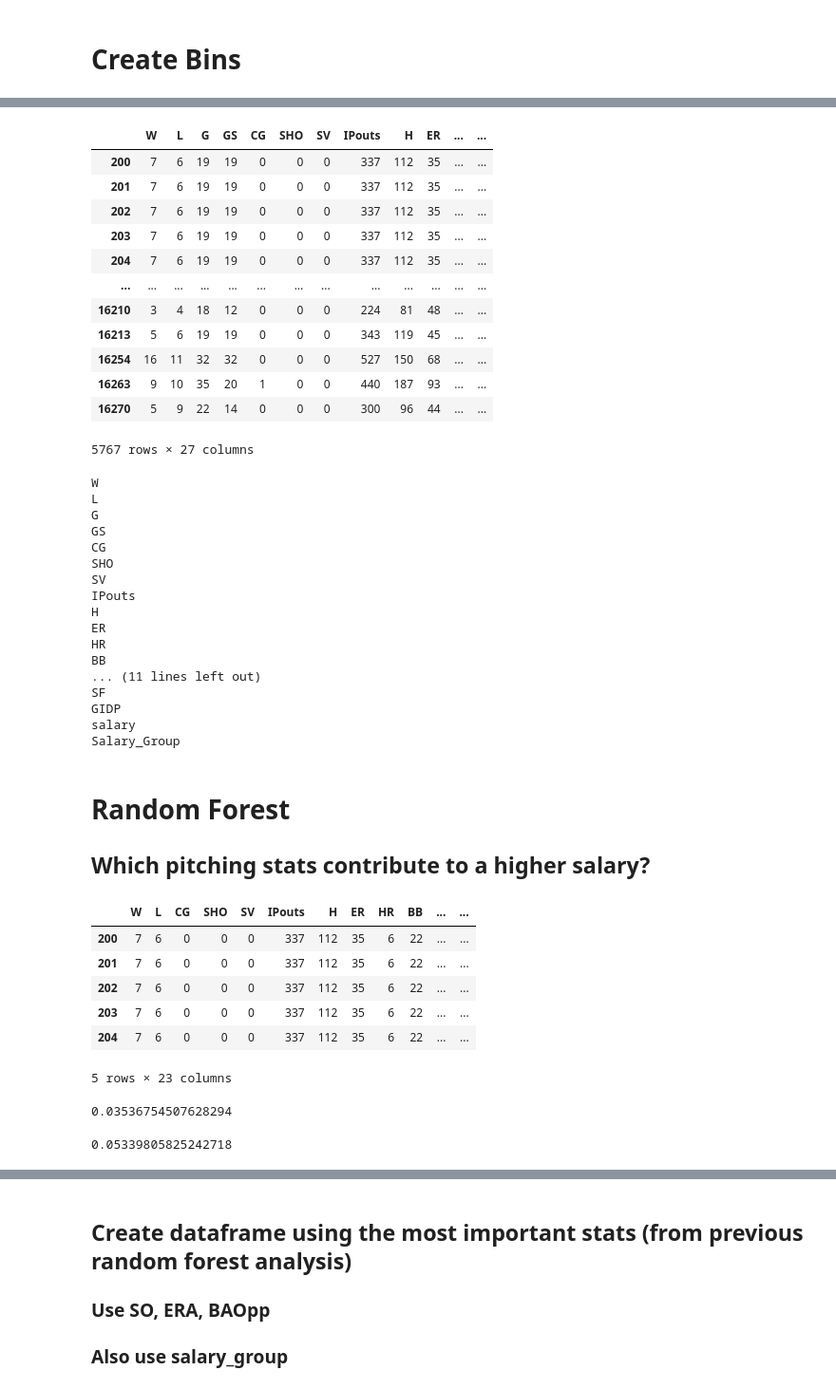
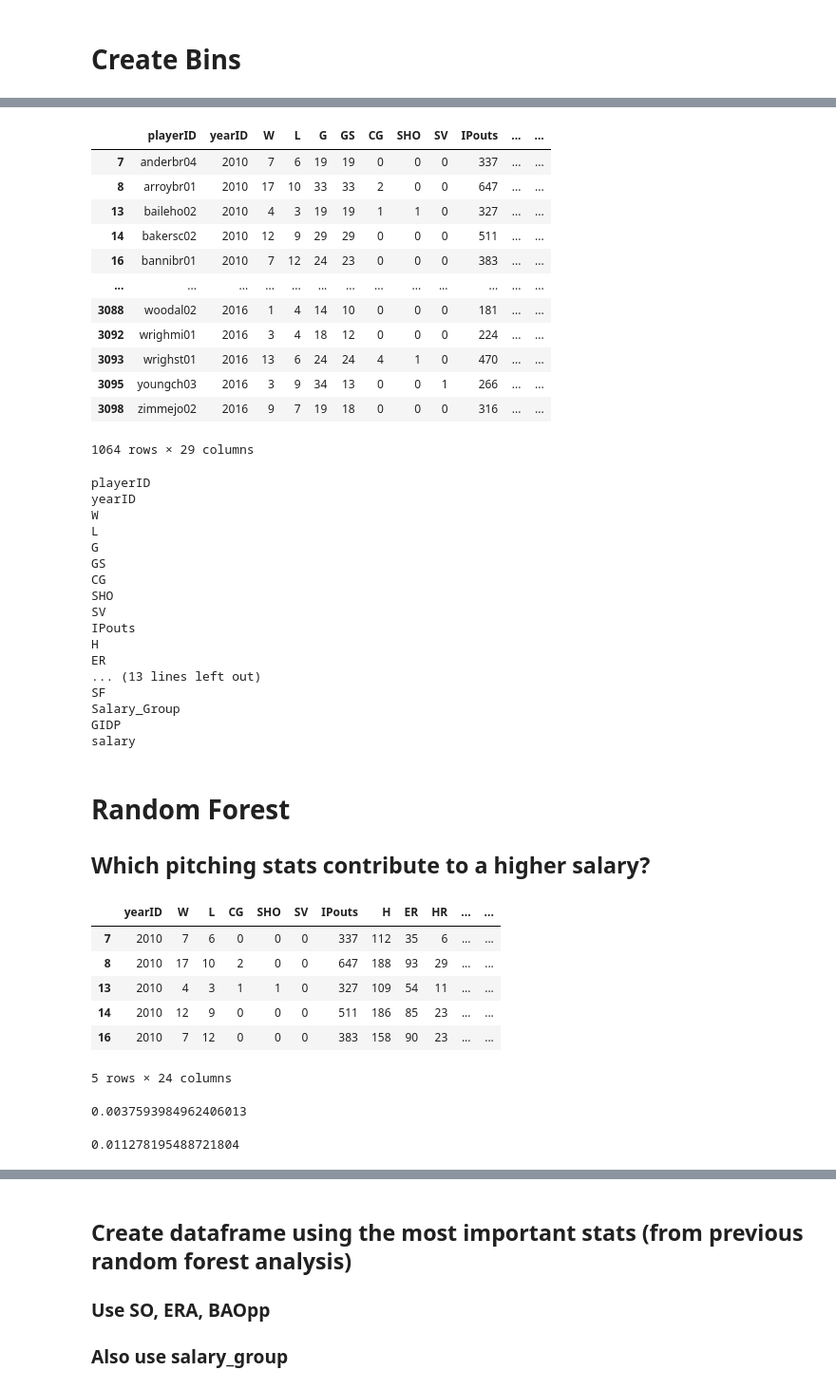
Before and after one commit to moormeierz/final-project, a Jupyter notebook: pitchers.ipynb, the cells around one changed output, grey strips where cells are left out. Shown at 95% size. Cells and saved outputs as stored; diff of their text form; code cells hidden in the pictures.

```diff
--- a/pitchers.ipynb
+++ b/pitchers.ipynb
@@ -75,6 +75,6 @@ salary_2016
 # %%
 # merge pitcher and salary datasets
 
-merge_df = pd.merge(pitcher_2016, salary_2016, on="playerID", how="inner")
+merge_df = pd.merge(pitcher_2016, salary_2016, on=["playerID","yearID"], how="inner")
 merge_df
 # %% [output]
@@ -94,7 +94,7 @@ merge_df
 # %%
 # drop unwanted columns
 
-na_df = merge_df.drop(['playerID','yearID_x','stint','teamID_x','lgID_x','yearID_y','teamID_y','lgID_y'], axis = 1)
+na_df = merge_df.drop(['stint','teamID_x','lgID_x','teamID_y','lgID_y'], axis = 1)
 
 na_df
 # %% [output]
@@ -201,7 +202,7 @@ new_df
 # %%
 #new_df.to_csv('data/salary_data.csv')
 # %%
-salary_bins = pd.cut(df.salary,bins=[0,593750,4250000,10000000,33000000],labels=['Low','Medium','High','Highest'])
+salary_bins = pd.cut(df.salary,bins=[0,519537,3547500,9159375,33000000],labels=['Low','Medium','High','Highest'])
 
 salary_bins
 # %% [output]
@@ -223,25 +224,27 @@ games_over_ten.insert(26,'Salary_Group',salary_bins)
 # %%
 games_over_ten
 # %% [output]
-|  | W | L | G | GS | CG | SHO | SV | IPouts | H | ER | ... | ... |
-| 200 | 7 | 6 | 19 | 19 | 0 | 0 | 0 | 337 | 112 | 35 | ... | ... |
-| 201 | 7 | 6 | 19 | 19 | 0 | 0 | 0 | 337 | 112 | 35 | ... | ... |
-| 202 | 7 | 6 | 19 | 19 | 0 | 0 | 0 | 337 | 112 | 35 | ... | ... |
-| 203 | 7 | 6 | 19 | 19 | 0 | 0 | 0 | 337 | 112 | 35 | ... | ... |
-| 204 | 7 | 6 | 19 | 19 | 0 | 0 | 0 | 337 | 112 | 35 | ... | ... |
+|  | playerID | yearID | W | L | G | GS | CG | SHO | SV | IPouts | ... | ... |
+| 7 | anderbr04 | 2010 | 7 | 6 | 19 | 19 | 0 | 0 | 0 | 337 | ... | ... |
+| 8 | arroybr01 | 2010 | 17 | 10 | 33 | 33 | 2 | 0 | 0 | 647 | ... | ... |
+| 13 | baileho02 | 2010 | 4 | 3 | 19 | 19 | 1 | 1 | 0 | 327 | ... | ... |
+| 14 | bakersc02 | 2010 | 12 | 9 | 29 | 29 | 0 | 0 | 0 | 511 | ... | ... |
+| 16 | bannibr01 | 2010 | 7 | 12 | 24 | 23 | 0 | 0 | 0 | 383 | ... | ... |
 | ... | ... | ... | ... | ... | ... | ... | ... | ... | ... | ... | ... | ... |
-| 16210 | 3 | 4 | 18 | 12 | 0 | 0 | 0 | 224 | 81 | 48 | ... | ... |
-| 16213 | 5 | 6 | 19 | 19 | 0 | 0 | 0 | 343 | 119 | 45 | ... | ... |
-| 16254 | 16 | 11 | 32 | 32 | 0 | 0 | 0 | 527 | 150 | 68 | ... | ... |
-| 16263 | 9 | 10 | 35 | 20 | 1 | 0 | 0 | 440 | 187 | 93 | ... | ... |
-| 16270 | 5 | 9 | 22 | 14 | 0 | 0 | 0 | 300 | 96 | 44 | ... | ... |
+| 3088 | woodal02 | 2016 | 1 | 4 | 14 | 10 | 0 | 0 | 0 | 181 | ... | ... |
+| 3092 | wrighmi01 | 2016 | 3 | 4 | 18 | 12 | 0 | 0 | 0 | 224 | ... | ... |
+| 3093 | wrighst01 | 2016 | 13 | 6 | 24 | 24 | 4 | 1 | 0 | 470 | ... | ... |
+| 3095 | youngch03 | 2016 | 3 | 9 | 34 | 13 | 0 | 0 | 1 | 266 | ... | ... |
+| 3098 | zimmejo02 | 2016 | 9 | 7 | 19 | 18 | 0 | 0 | 0 | 316 | ... | ... |
-5767 rows × 27 columns
+1064 rows × 29 columns
 # %%
 # check columns
 
 for col in games_over_ten.columns:
     print(col)
 # %% [output]
+playerID
+yearID
 W
 L
 G
@@ -252,13 +255,11 @@ SV
 IPouts
 H
 ER
-HR
-BB
-... (11 lines left out)
+... (13 lines left out)
 SF
+Salary_Group
 GIDP
 salary
-Salary_Group
 # %% [markdown]
 # Random Forest
 
@@ -266,17 +267,17 @@ Salary_Group
 # %%
 target = games_over_ten["salary"]
 # %%
-data = games_over_ten.drop(['salary','Salary_Group','G','GS'], axis = 1)
+data = games_over_ten.drop(['salary','Salary_Group','G','GS','playerID'], axis = 1)
 feature_names = data.columns
 data.head()
 # %% [output]
-|  | W | L | CG | SHO | SV | IPouts | H | ER | HR | BB | ... | ... |
-| 200 | 7 | 6 | 0 | 0 | 0 | 337 | 112 | 35 | 6 | 22 | ... | ... |
-| 201 | 7 | 6 | 0 | 0 | 0 | 337 | 112 | 35 | 6 | 22 | ... | ... |
-| 202 | 7 | 6 | 0 | 0 | 0 | 337 | 112 | 35 | 6 | 22 | ... | ... |
-| 203 | 7 | 6 | 0 | 0 | 0 | 337 | 112 | 35 | 6 | 22 | ... | ... |
-| 204 | 7 | 6 | 0 | 0 | 0 | 337 | 112 | 35 | 6 | 22 | ... | ... |
+|  | yearID | W | L | CG | SHO | SV | IPouts | H | ER | HR | ... | ... |
+| 7 | 2010 | 7 | 6 | 0 | 0 | 0 | 337 | 112 | 35 | 6 | ... | ... |
+| 8 | 2010 | 17 | 10 | 2 | 0 | 0 | 647 | 188 | 93 | 29 | ... | ... |
+| 13 | 2010 | 4 | 3 | 1 | 1 | 0 | 327 | 109 | 54 | 11 | ... | ... |
+| 14 | 2010 | 12 | 9 | 0 | 0 | 0 | 511 | 186 | 85 | 23 | ... | ... |
+| 16 | 2010 | 7 | 12 | 0 | 0 | 0 | 383 | 158 | 90 | 23 | ... | ... |
-5 rows × 23 columns
+5 rows × 24 columns
 # %%
 from sklearn.model_selection import train_test_split
 X_train, X_test, y_train, y_test = train_test_split(data, target, random_state=42)
@@ -285,14 +286,14 @@ clf = tree.DecisionTreeClassifier()
 clf = clf.fit(X_train, y_train)
 clf.score(X_test, y_test)
 # %% [output]
-0.03536754507628294
+0.0037593984962406013
 # %%
 from sklearn.ensemble import RandomForestClassifier
 rf = RandomForestClassifier(n_estimators=200)
 rf = rf.fit(X_train, y_train)
 rf.score(X_test, y_test)
 # %% [output]
-0.05339805825242718
+0.011278195488721804
 # %%
 results_2 = sorted(zip(rf.feature_importances_, feature_names), reverse=True)
 
```
Also changed, not shown: parts of 19 cells of this notebook, 4 other files.
